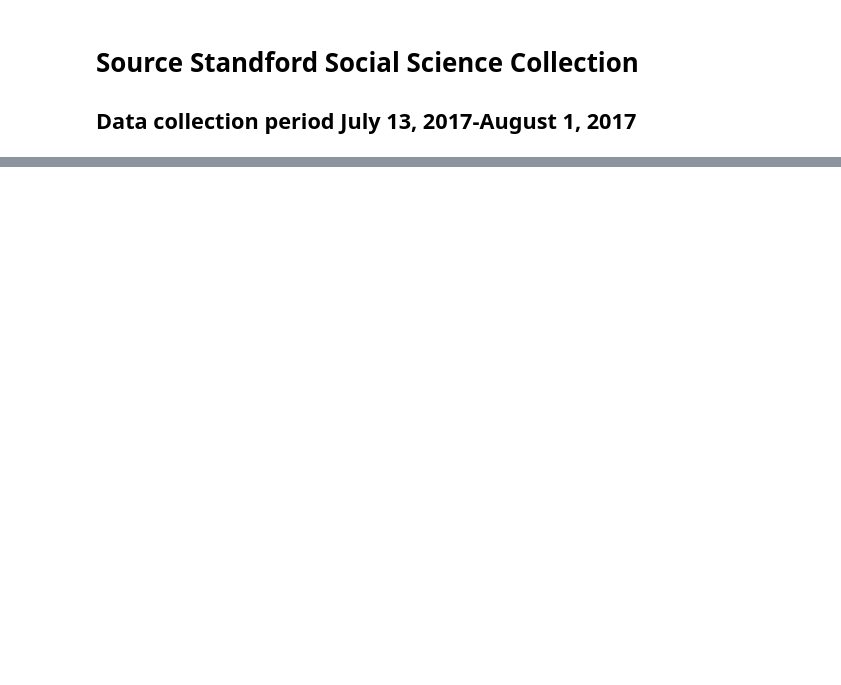
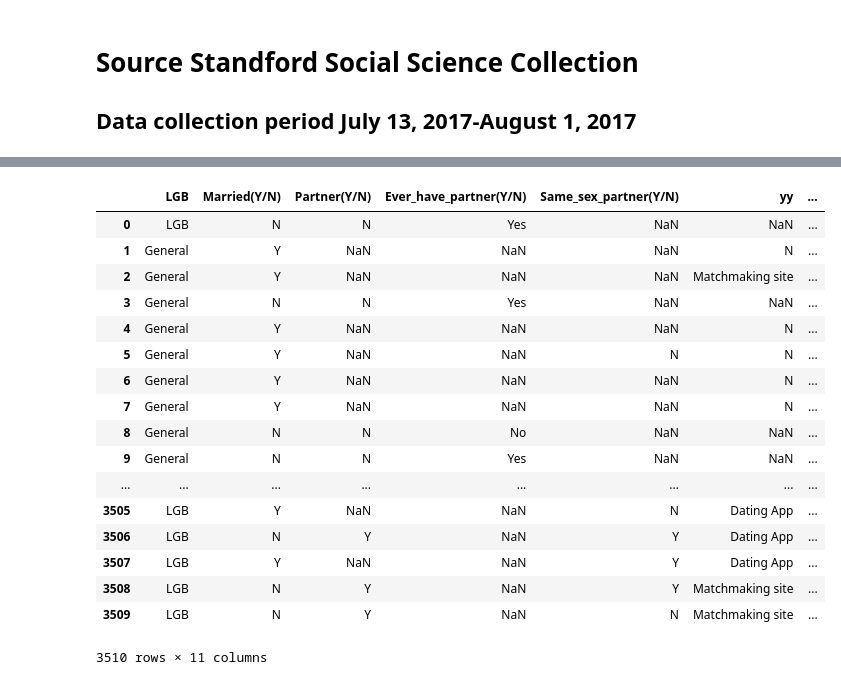
Before and after one commit to chunsang0126/your-own-project, a Jupyter notebook: How couples meet and stay together.ipynb, the cells around one changed output, grey strips where cells are left out. Saved outputs shown, nothing was run; the diff lists cells and outputs as text; code cells hidden in the pictures; blank space fills up the shorter version.

```diff
--- a/How couples meet and stay together.ipynb
+++ b/How couples meet and stay together.ipynb
@@ -67,0 +110,35 @@ raw
+# %%
+#Replace the rest of values with zeros
+clean_3['Year_together'].replace('Others','0',inplace=True)
+clean_3['Year_met'].replace('Others','0',inplace=True)
+clean_3['Year_married'].replace('Others','0',inplace=True)
+# %%
+#Change data type to perform mathematical calculation
+clean_3[['Year_together','Year_met','Year_married']]=clean_3[['Year_together','Year_met','Year_married']].astype('int')
+# %%
+#Creating new column of difference between 'Year_together' and 'Year_met'
+clean_3[['Met_to_together']]=(clean_3['Year_together']-clean_3['Year_met'])
+# %%
+#Drop columns created mistakenly
+for_plot=clean_3.drop(columns='Met_to_marriage')
+# %%
+for_plot
+# %% [output]
+|  | LGB | Married(Y/N) | Partner(Y/N) | Ever_have_partner(Y/N) | Same_sex_partner(Y/N) | yy | ... |
+| 0 | LGB | N | N | Yes | NaN | NaN | ... |
+| 1 | General | Y | NaN | NaN | NaN | N | ... |
+| 2 | General | Y | NaN | NaN | NaN | Matchmaking site | ... |
+| 3 | General | N | N | Yes | NaN | NaN | ... |
+| 4 | General | Y | NaN | NaN | NaN | N | ... |
+| 5 | General | Y | NaN | NaN | N | N | ... |
+| 6 | General | Y | NaN | NaN | NaN | N | ... |
+| 7 | General | Y | NaN | NaN | NaN | N | ... |
+| 8 | General | N | N | No | NaN | NaN | ... |
+| 9 | General | N | N | Yes | NaN | NaN | ... |
+| ... | ... | ... | ... | ... | ... | ... | ... |
+| 3505 | LGB | Y | NaN | NaN | N | Dating App | ... |
+| 3506 | LGB | N | Y | NaN | Y | Dating App | ... |
+| 3507 | LGB | Y | NaN | NaN | Y | Dating App | ... |
+| 3508 | LGB | N | Y | NaN | Y | Matchmaking site | ... |
+| 3509 | LGB | N | Y | NaN | N | Matchmaking site | ... |
+3510 rows × 11 columns
```
Also changed, not shown: parts of 12 cells of this notebook.
